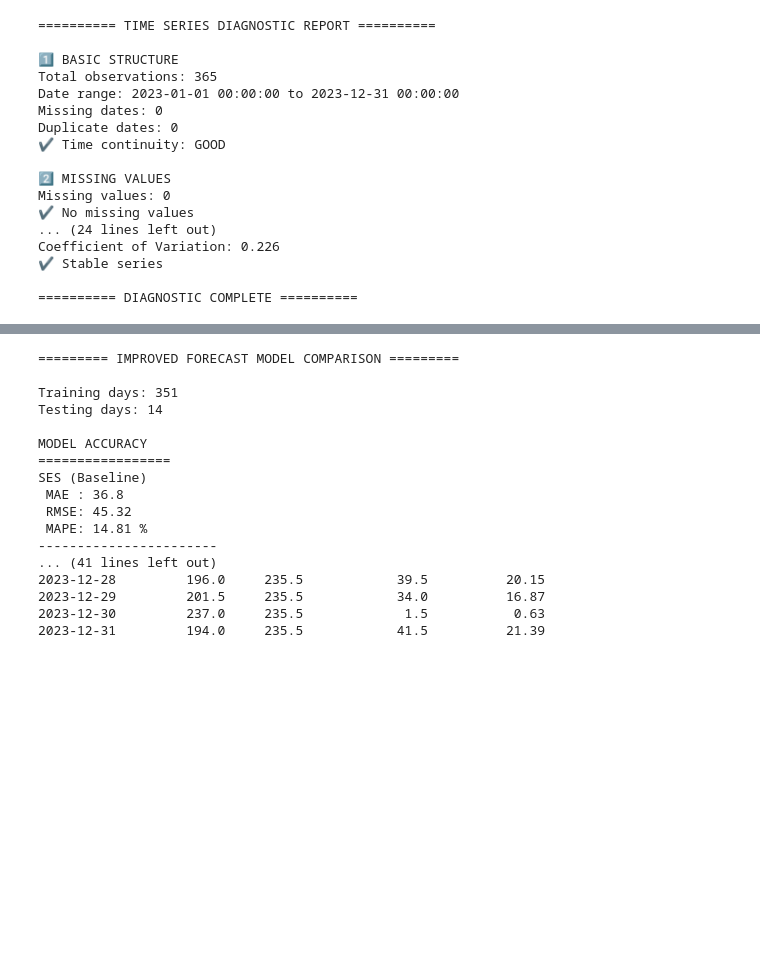
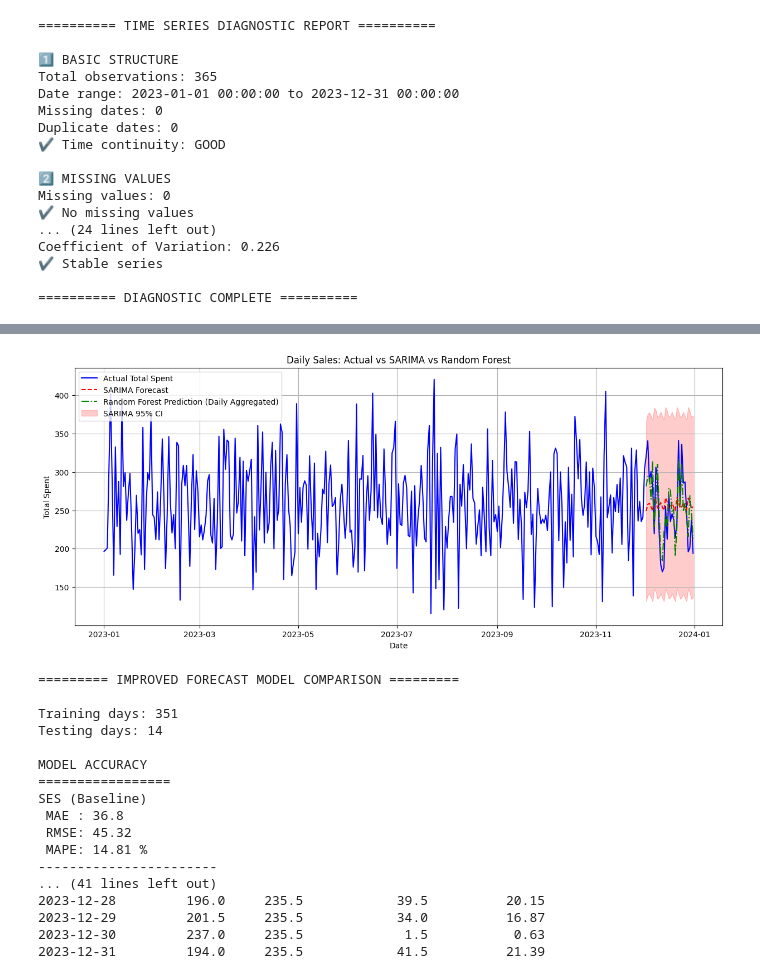
Before and after one commit to birhanumoges/Cafe-Sales-Forecasting_and_Recommendation-System, a Jupyter notebook: notebooks/time_series_analysis.ipynb, the cells around one changed output, grey strips where cells are left out. Cells and saved outputs as stored; diff of their text form; code cells hidden in the pictures; blank space fills up the shorter version.

```diff
--- a/notebooks/time_series_analysis.ipynb
+++ b/notebooks/time_series_analysis.ipynb
@@ -456,3 +476,100 @@ Coefficient of Variation: 0.226
 ✔ Stable series
 
 ========== DIAGNOSTIC COMPLETE ==========
+# %%
+# =====================================================
+# DAILY SALES FORECAST: SARIMA + RANDOM FOREST + NUMBERS
+# =====================================================
+import pandas as pd
+import numpy as np
+import matplotlib.pyplot as plt
+from statsmodels.tsa.statespace.sarimax import SARIMAX
+from sklearn.model_selection import train_test_split
+from sklearn.ensemble import RandomForestRegressor
+from sklearn.metrics import mean_squared_error, r2_score
+
+# ---------------------------
+# 1. Prepare Data
+# (Time features DayOfYear, Month, Day, Weekday, day_name are already
+# extracted into df columns and Transaction Date is already the index
+# from previous notebook cells. Redundant code removed.)
+# ---------------------------
+
+# ---------------------------
+# 2. Aggregate Daily Sales for SARIMA
+# ---------------------------
+# Since 'Transaction Date' is already the DatetimeIndex of df,
+# we can directly resample the 'Total Spent' column.
+daily_sales = df['Total Spent'].resample('D').sum().to_frame()
+daily_sales.columns = ['Total Spent'] # Ensure column name is consistent
+
+# Train/test split for TS
+train_ts = daily_sales.iloc[:-30]
+test_ts = daily_sales.iloc[-30:]
+
+# ---------------------------
+# 3. SARIMA Forecast
+# ---------------------------
+sarima_model = SARIMAX(train_ts['Total Spent'], order=(1,1,1), seasonal_order=(1,1,1,7))
+sarima_fit = sarima_model.fit(disp=False)
+sarima_forecast = sarima_fit.get_forecast(steps=30)
+sarima_pred = sarima_forecast.predicted_mean
+sarima_ci = sarima_forecast.conf_int()
+
+# ---------------------------
+# 4. Random Forest Regression
+# ---------------------------
+features = ['DayOfYear','Month','Day','Weekday',
+            'Payment Method_CREDIT CARD','Payment Method_DIGITAL WALLET',
+            'Location_TAKEAWAY','Item_COFFEE','Item_COOKIE','Item_JUICE',
+            'Item_SALAD','Item_SANDWICH','Item_SMOOTHIE','Item_TEA']
+
+X = df[features]
+y = df['Total Spent']
+train_size = int(len(df)*0.9)
+X_train, X_test = X.iloc[:train_size], X.iloc[train_size:]
+y_train, y_test = y.iloc[:train_size], y.iloc[train_size:]
+
+rf_model = RandomForestRegressor(n_estimators=200, random_state=42)
+rf_model.fit(X_train, y_train)
+y_pred_rf = rf_model.predict(X_test)
+
+rmse = np.sqrt(mean_squared_error(y_test, y_pred_rf)) # Corrected from squared=False
+r2 = r2_score(y_test, y_pred_rf)
+print(f"Random Forest RMSE: {rmse:.2f}, R2: {r2:.2f}")
+
+# Aggregate RF predictions to daily level and align with test_ts dates
+rf_daily_pred_df = pd.DataFrame({'Total Spent': y_pred_rf}, index=X_test.index)
+rf_daily_pred_aggregated = rf_daily_pred_df.resample('D').sum()
+
+# Filter aggregated RF predictions to match the test_ts dates
+rf_pred_aligned = rf_daily_pred_aggregated.reindex(test_ts.index).fillna(0)['Total Spent']
+
+# ---------------------------
+# 5. Combine Numbers in a Table
+# ---------------------------
+numbers_df = pd.DataFrame({
+    'Date': test_ts.index,
+    'Actual': test_ts['Total Spent'].values,
+    'SARIMA_Forecast': sarima_pred.values,
+    'RF_Prediction': rf_pred_aligned.values
+})
+
+print("\n--- Last 30 Days: Actual vs SARIMA vs Random Forest ---")
+print(numbers_df.round(2))
+
+# ---------------------------
+# 6. Plot
+# ---------------------------
+plt.figure(figsize=(15,6))
+plt.plot(daily_sales.index, daily_sales['Total Spent'], label='Actual Total Spent', color='blue')
+plt.plot(sarima_pred.index, sarima_pred.values, label='SARIMA Forecast', color='red', linestyle='--')
+plt.plot(rf_pred_aligned.index, rf_pred_aligned.values, label='Random Forest Prediction (Daily Aggregated)', color='green', linestyle='-.')
+plt.fill_between(sarima_ci.index, sarima_ci.iloc[:,0], sarima_ci.iloc[:,1], color='red', alpha=0.2, label='SARIMA 95% CI')
+plt.xlabel('Date')
+plt.ylabel('Total Spent')
+plt.title('Daily Sales: Actual vs SARIMA vs Random Forest')
+plt.legend()
+plt.grid(True)
+plt.show()
+# %% [output]
@@ -459,3 +593,4 @@ Coefficient of Variation: 0.226
+[figure, added]
 # %%
 import pandas as pd
 import numpy as np
```
Also changed, not shown: parts of 2 cells of this notebook.
